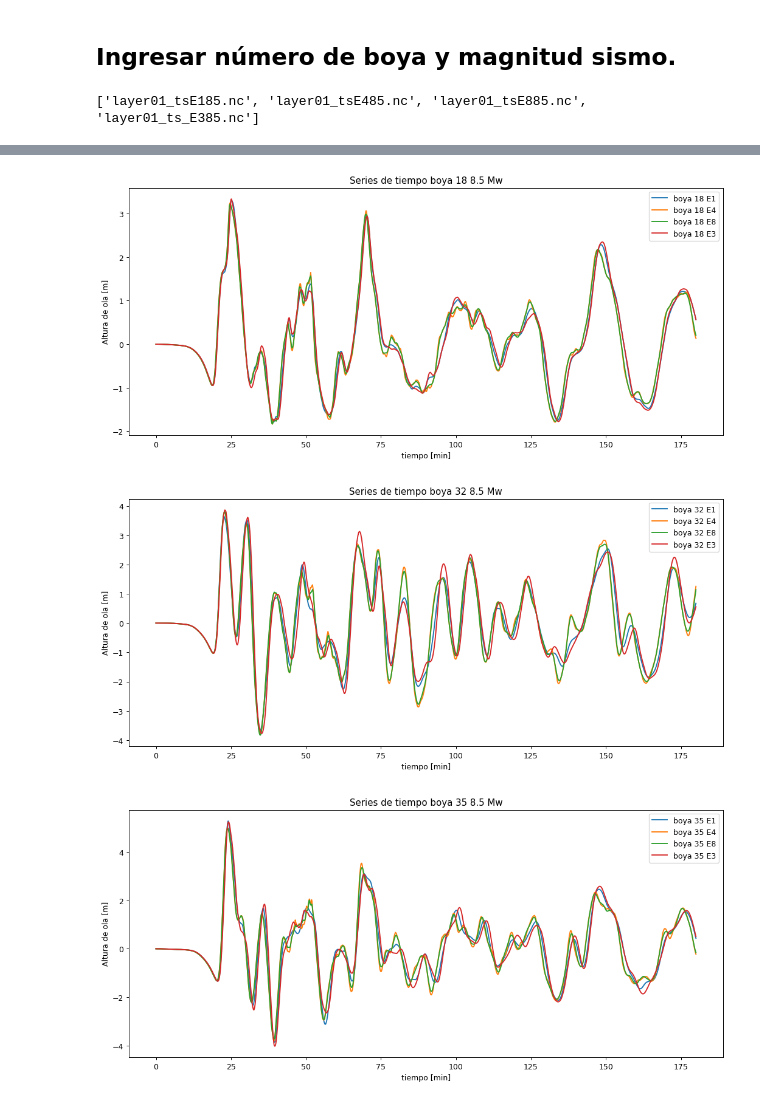
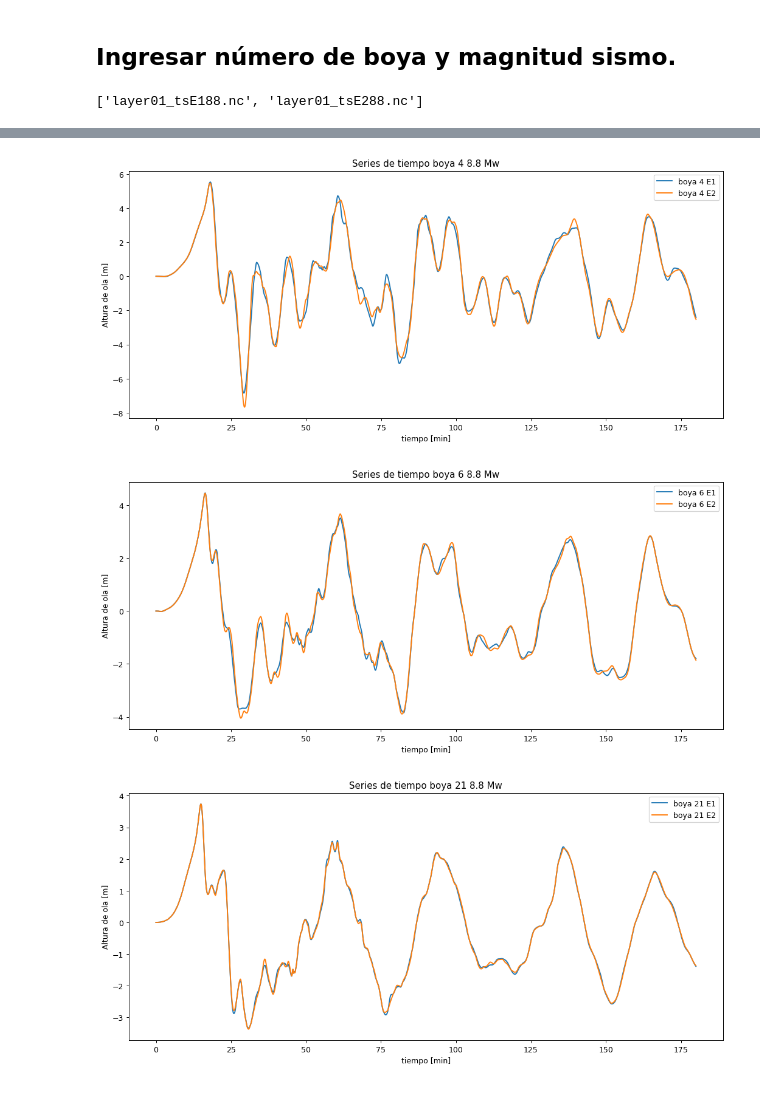
Before and after one commit to jorgenunezc/tsunami-warning, a Jupyter notebook: sensibilidad_boya_resolucion.ipynb, the cells around one changed output, grey strips where cells are left out. Cells and saved outputs as stored; diff of their text form; code cells hidden in the pictures.

```diff
--- a/sensibilidad_boya_resolucion.ipynb
+++ b/sensibilidad_boya_resolucion.ipynb
@@ -23,8 +23,8 @@ I.show()
 # %% [markdown]
 ## Ingresar número de boya y magnitud sismo.
 # %%
-boyas = [28,18,32,35,2,3,5,6,9,20,25,36 ]   # numeros boyas
-sismo = 85    # magnitud 85, 90 ,95
+boyas = [3,4,6,21,22,15,16,18,0,7,9,11 ]   # numeros boyas
+sismo = 88    # magnitud 85, 90 ,95
 # %%
 files = []
 for file in os.listdir(folder):
@@ -33,7 +33,7 @@ for file in os.listdir(folder):
 files.sort()
 print(files)
 # %% [output]
-['layer01_tsE185.nc', 'layer01_tsE485.nc', 'layer01_tsE885.nc', 'layer01_ts_E385.nc']
+['layer01_tsE188.nc', 'layer01_tsE288.nc']
 # %%
 for i in boyas:
     figure = plt.figure(figsize=(14,6), dpi=90)
@@ -48,11 +48,11 @@ for i in boyas:
         plt.ylabel('Altura de ola [m]')
         plt.xlabel('tiempo [min]')
         plt.legend(loc='upper right')
-    folderout = folder
+    folderout = folder+'resolucion'+file[-5]+'.'+file[-4]
     if not os.path.exists(folderout): # crea folder si no existe
         os.makedirs(folderout)
 
-    figure.savefig(folderout+'resolucion'+file[-5]+'.'+file[-4]+'/Series de tiempo boya '+ str(i) +' '+ file[-5]+'.'+file[-4]+' Mw'+'.png',
+    figure.savefig(folderout+'/Series de tiempo boya '+ str(i) +' '+ file[-5]+'.'+file[-4]+' Mw'+'.png',
                   dpi=300,bbox_inches = 'tight',pad_inches = 0)
     plt.show()
 # %% [output]
@@ -60,3 +60,3 @@ for i in boyas:
-[figure, old version]
+[figure, new version]
-[figure, old version]
+[figure, new version]
-[figure, old version]
+[figure, new version]
```
Also changed, not shown: parts of 1 cell of this notebook, 5 other files.
